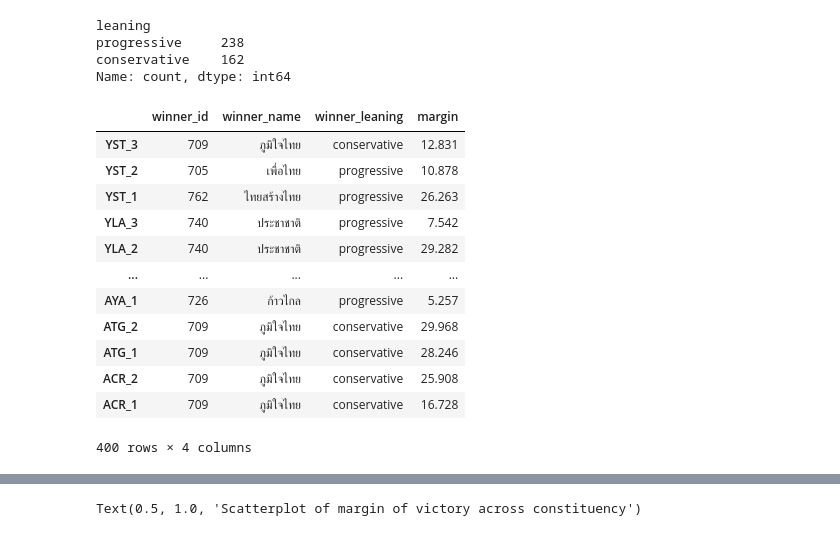
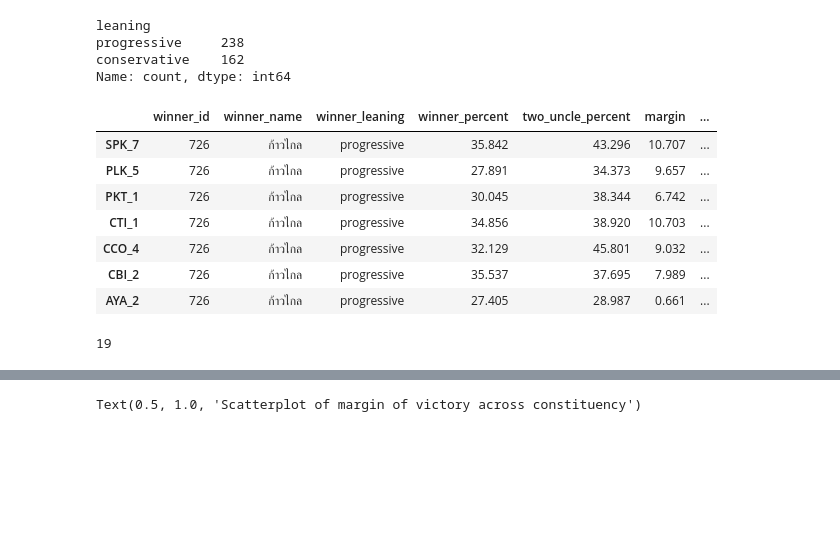
Before and after one commit to peemlerd/thai-election66, a Jupyter notebook: result_analysis.ipynb, the cells around one changed output, grey strips where cells are left out. Saved outputs shown, nothing was run; the diff lists cells and outputs as text; code cells hidden in the pictures; blank space fills up the shorter version.

```diff
--- a/result_analysis.ipynb
+++ b/result_analysis.ipynb
@@ -92,27 +92,11 @@ victory_df = pd.DataFrame(index = result_candi["cons_id"].unique(),
 victory_df["winner_id"] = result_candi.groupby("cons_id").nth(0)["party_id"].to_numpy()
 victory_df["winner_name"] = victory_df["winner_id"].map(id_name)
 victory_df["winner_leaning"] = victory_df["winner_id"].map(leaning_map)
+victory_df["winner_percent"] = result_candi.groupby("cons_id").nth(0)["percent"].to_numpy()
 
 # Fill in the margin of victory (difference in percent between the first and the second)
 temp = result_candi.groupby("cons_id")
 victory_df["margin"] = temp.nth(0)["percent"].to_numpy() - temp.nth(1)["percent"].to_numpy()
-
-# Fill in the ideological leaning (defined as the percent of voters for parties in each ideological camp) per constituency
-victory_df
-# %% [output]
-|  | winner_id | winner_name | winner_leaning | margin |
-| YST_3 | 709 | ภูมิใจไทย | conservative | 12.831 |
-| YST_2 | 705 | เพื่อไทย | progressive | 10.878 |
-| YST_1 | 762 | ไทยสร้างไทย | progressive | 26.263 |
-| YLA_3 | 740 | ประชาชาติ | progressive | 7.542 |
-| YLA_2 | 740 | ประชาชาติ | progressive | 29.282 |
-| ... | ... | ... | ... | ... |
-| AYA_1 | 726 | ก้าวไกล | progressive | 5.257 |
-| ATG_2 | 709 | ภูมิใจไทย | conservative | 29.968 |
-| ATG_1 | 709 | ภูมิใจไทย | conservative | 28.246 |
-| ACR_2 | 709 | ภูมิใจไทย | conservative | 25.908 |
-| ACR_1 | 709 | ภูมิใจไทย | conservative | 16.728 |
-400 rows × 4 columns
 # %%
 # If we categorize parties into two groups — conservative and progressive — and believe candidate constituency voters
 # do not switch camp, we can see the degree of collusion between them.
@@ -126,0 +118,21 @@ victory_df = victory_df.join(const_leaning)
+# %%
+# How many seats would MFP have won if the two uncle merge together?
+cond = np.logical_and(victory_df["winner_id"] == 726, victory_df["two_uncle_percent"].to_numpy() > victory_df["winner_percent"].to_numpy())
+victory_df[cond]
+# %% [output]
+|  | winner_id | winner_name | winner_leaning | winner_percent | two_uncle_percent | margin | ... |
+| SPK_7 | 726 | ก้าวไกล | progressive | 35.842 | 43.296 | 10.707 | ... |
+| PLK_5 | 726 | ก้าวไกล | progressive | 27.891 | 34.373 | 9.657 | ... |
+| PKT_1 | 726 | ก้าวไกล | progressive | 30.045 | 38.344 | 6.742 | ... |
+| CTI_1 | 726 | ก้าวไกล | progressive | 34.856 | 38.920 | 10.703 | ... |
+| CCO_4 | 726 | ก้าวไกล | progressive | 32.129 | 45.801 | 9.032 | ... |
+| CBI_2 | 726 | ก้าวไกล | progressive | 35.537 | 37.695 | 7.989 | ... |
+| AYA_2 | 726 | ก้าวไกล | progressive | 27.405 | 28.987 | 0.661 | ... |
+# %%
+# If the MFP were to be disbanded, how many seats would the party have retained had the other camp decided to collude?
+MFP_dissolution_cond = np.logical_and(victory_df["winner_id"] == 726,
+                                      victory_df["winner_percent"].to_numpy() < 100-victory_df["progressive_percent"])
+temp = victory_df[MFP_dissolution_cond].sort_values(["margin"])
+temp[temp["progressive_percent"] < 55].shape[0]
+# %% [output]
+19
```
Also changed, not shown: parts of 8 cells of this notebook, 2 other files.
